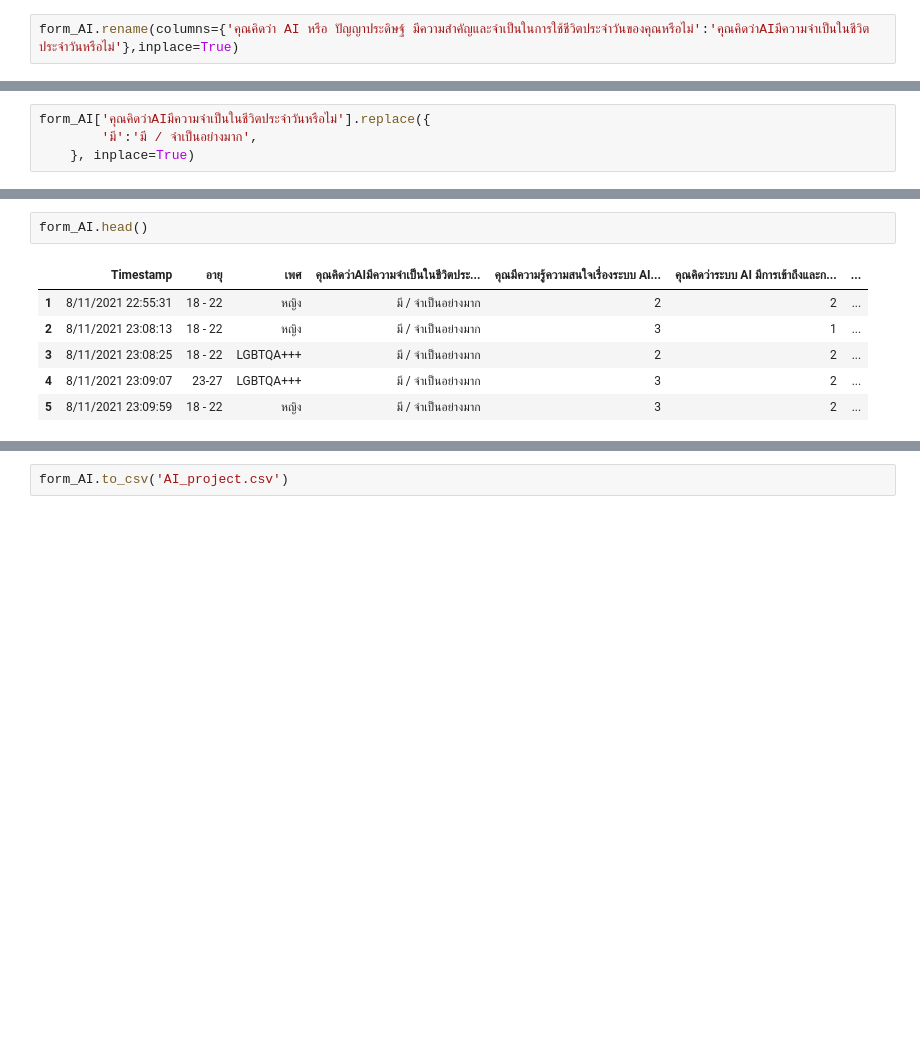
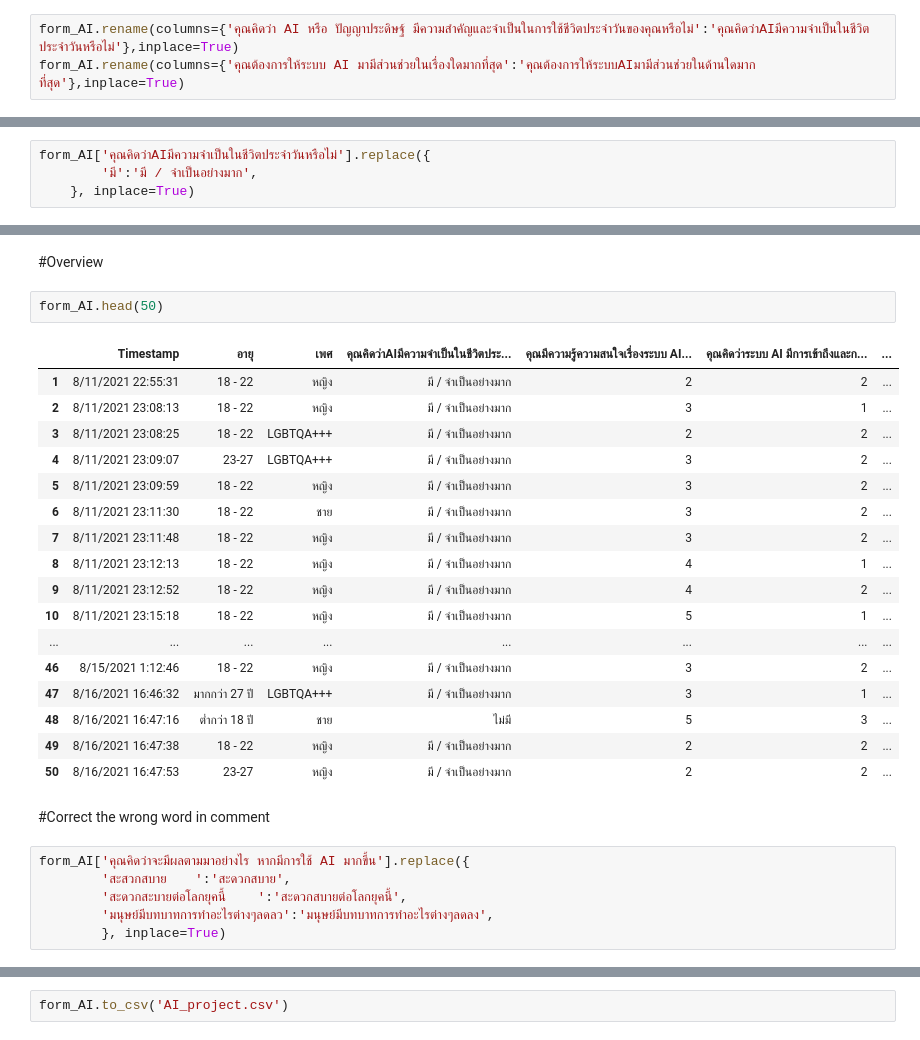
Before and after one commit to SureeratA/AI_project, a Jupyter notebook: AI_project.ipynb, the cells around one changed output, grey strips where cells are left out. Saved outputs shown, nothing was run; the diff lists cells and outputs as text; blank space fills up the shorter version.

```diff
--- a/AI_project.ipynb
+++ b/AI_project.ipynb
@@ -156,5 +165,6 @@ form_AI.to_csv('AI_projecttest.csv')
 # %%
 form_AI.rename(columns={'คุณคิดว่า AI หรือ ปัญญาประดิษฐ์ มีความสำคัญและจำเป็นในการใช้ชีวิตประจำวันของคุณหรือไม่':'คุณคิดว่าAIมีความจำเป็นในชีวิตประจำวันหรือไม่'},inplace=True)
+form_AI.rename(columns={'คุณต้องการให้ระบบ AI มามีส่วนช่วยในเรื่องใดมากที่สุด':'คุณต้องการให้ระบบAIมามีส่วนช่วยในด้านใดมากที่สุด'},inplace=True)
 # %%
 form_AI.head()
 # %% [output]
@@ -173,9 +247,30 @@ form_AI['คุณคิดว่าAIมีความจำเป็นใน
+# %% [markdown]
+#Overview
 # %%
-form_AI.head()
+form_AI.head(50)
 # %% [output]
 |  | Timestamp | อายุ | เพศ | คุณคิดว่าAIมีความจำเป็นในชีวิตประ... | คุณมีความรู้ความสนใจเรื่องระบบ AI... | คุณคิดว่าระบบ AI มีการเข้าถึงและก... | ... |
 | 1 | 8/11/2021 22:55:31 | 18 - 22 | หญิง | มี / จำเป็นอย่างมาก | 2 | 2 | ... |
 | 2 | 8/11/2021 23:08:13 | 18 - 22 | หญิง | มี / จำเป็นอย่างมาก | 3 | 1 | ... |
 | 3 | 8/11/2021 23:08:25 | 18 - 22 | LGBTQA+++ | มี / จำเป็นอย่างมาก | 2 | 2 | ... |
 | 4 | 8/11/2021 23:09:07 | 23-27 | LGBTQA+++ | มี / จำเป็นอย่างมาก | 3 | 2 | ... |
 | 5 | 8/11/2021 23:09:59 | 18 - 22 | หญิง | มี / จำเป็นอย่างมาก | 3 | 2 | ... |
+| 6 | 8/11/2021 23:11:30 | 18 - 22 | ชาย | มี / จำเป็นอย่างมาก | 3 | 2 | ... |
+| 7 | 8/11/2021 23:11:48 | 18 - 22 | หญิง | มี / จำเป็นอย่างมาก | 3 | 2 | ... |
+| 8 | 8/11/2021 23:12:13 | 18 - 22 | หญิง | มี / จำเป็นอย่างมาก | 4 | 1 | ... |
+| 9 | 8/11/2021 23:12:52 | 18 - 22 | หญิง | มี / จำเป็นอย่างมาก | 4 | 2 | ... |
+| 10 | 8/11/2021 23:15:18 | 18 - 22 | หญิง | มี / จำเป็นอย่างมาก | 5 | 1 | ... |
+| ... | ... | ... | ... | ... | ... | ... | ... |
+| 46 | 8/15/2021 1:12:46 | 18 - 22 | หญิง | มี / จำเป็นอย่างมาก | 3 | 2 | ... |
+| 47 | 8/16/2021 16:46:32 | มากกว่า 27 ปี | LGBTQA+++ | มี / จำเป็นอย่างมาก | 3 | 1 | ... |
+| 48 | 8/16/2021 16:47:16 | ต่ำกว่า 18 ปี | ชาย | ไม่มี | 5 | 3 | ... |
+| 49 | 8/16/2021 16:47:38 | 18 - 22 | หญิง | มี / จำเป็นอย่างมาก | 2 | 2 | ... |
+| 50 | 8/16/2021 16:47:53 | 23-27 | หญิง | มี / จำเป็นอย่างมาก | 2 | 2 | ... |
+# %% [markdown]
+#Correct the wrong word in comment
+# %%
+form_AI['คุณคิดว่าจะมีผลตามมาอย่างไร หากมีการใช้ AI มากขึ้น'].replace({
+        'สะสวกสบาย	':'สะดวกสบาย',
+        'สะดวกสะบายต่อโลกยุคนี้	':'สะดวกสบายต่อโลกยุคนี้',
+        'มนุษย์มีบทบาทการทำอะไรต่างๆลดลว':'มนุษย์มีบทบาทการทำอะไรต่างๆลดลง',
+        }, inplace=True)
```
Also changed, not shown: parts of 38 cells of this notebook.
